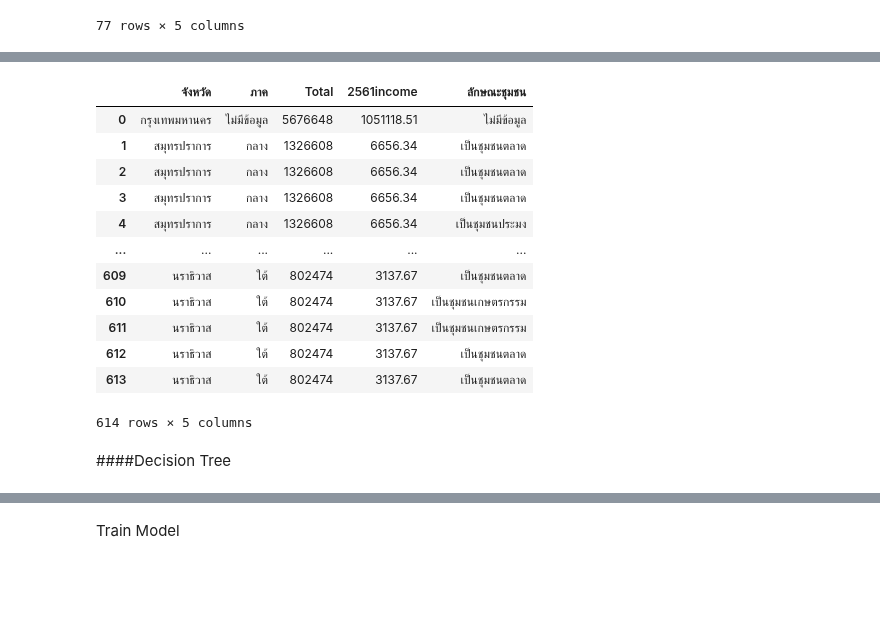
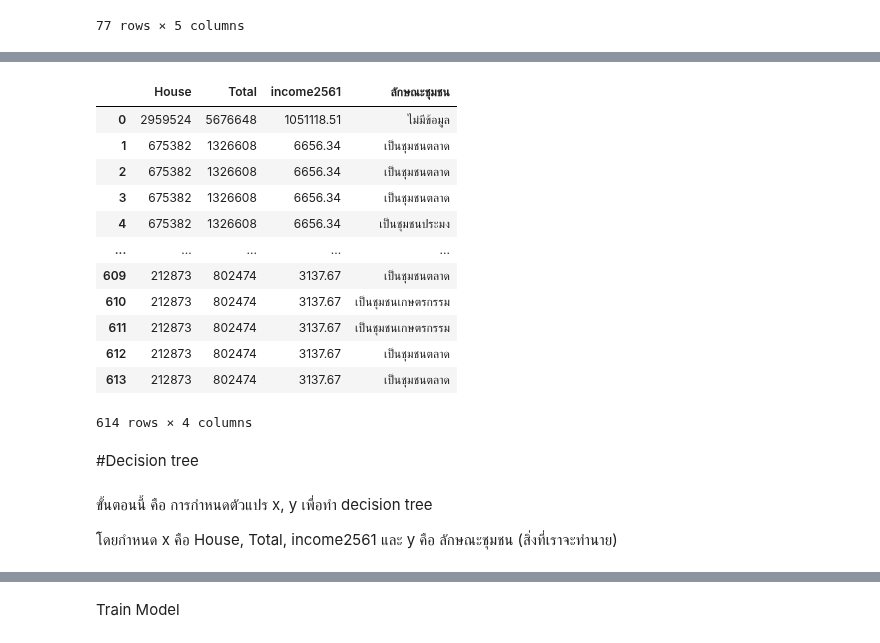
Before and after one commit to nichakornchaisuwan/DWDM21, a Jupyter notebook: ProjectFinal.ipynb, the cells around one changed output, grey strips where cells are left out. Cells and saved outputs as stored; diff of their text form; code cells hidden in the pictures; blank space fills up the shorter version.

```diff
--- a/ProjectFinal.ipynb
+++ b/ProjectFinal.ipynb
@@ -138,13 +150,13 @@ data_visitor
 # %% [markdown]
 เปลี่ยนชื่อ column (data_visitor)
 # %%
-data_visitor.rename(columns={'2555':'2555visitor'},inplace=True)
-data_visitor.rename(columns={'2556':'2556visitor'},inplace=True)
-data_visitor.rename(columns={'2557':'2557visitor'},inplace=True)
-data_visitor.rename(columns={'2558':'2558visitor'},inplace=True)
-data_visitor.rename(columns={'2559':'2559visitor'},inplace=True)
-data_visitor.rename(columns={'2560':'2560visitor'},inplace=True)
-data_visitor.rename(columns={'2561':'2561visitor'},inplace=True)
+data_visitor.rename(columns={'2555':'visitor2555'},inplace=True)
+data_visitor.rename(columns={'2556':'visitor2556'},inplace=True)
+data_visitor.rename(columns={'2557':'visitor2557'},inplace=True)
+data_visitor.rename(columns={'2558':'visitor2558'},inplace=True)
+data_visitor.rename(columns={'2559':'visitor2559'},inplace=True)
+data_visitor.rename(columns={'2560':'visitor2560'},inplace=True)
+data_visitor.rename(columns={'2561':'visitor2561'},inplace=True)
 # %% [output]
 A value is trying to be set on a copy of a slice from a DataFrame
 
@@ -238,13 +250,13 @@ data_income
 # %% [markdown]
 เปลี่ยนชื่อ column (data_income)
 # %%
-data_income.rename(columns={'2555':'2555income'},inplace=True)
-data_income.rename(columns={'2556':'2556income'},inplace=True)
-data_income.rename(columns={'2557':'2557income'},inplace=True)
-data_income.rename(columns={'2558':'2558income'},inplace=True)
-data_income.rename(columns={'2559':'2559income'},inplace=True)
-data_income.rename(columns={'2560':'2560income'},inplace=True)
-data_income.rename(columns={'2561':'2561income'},inplace=True)
+data_income.rename(columns={'2555':'income2555'},inplace=True)
+data_income.rename(columns={'2556':'income2556'},inplace=True)
+data_income.rename(columns={'2557':'income2557'},inplace=True)
+data_income.rename(columns={'2558':'income2558'},inplace=True)
+data_income.rename(columns={'2559':'income2559'},inplace=True)
+data_income.rename(columns={'2560':'income2560'},inplace=True)
+data_income.rename(columns={'2561':'income2561'},inplace=True)
 # %% [output]
 A value is trying to be set on a copy of a slice from a DataFrame
 
@@ -503,7 +529,7 @@ import pandas as pd
 # %%
-bucket = ['low','medium','high']
-data_all['2561incomnew'] = pd.cut(data_all,[2561income],
-            bins=[0,49999,99999,1200000],
-            labels=bucket,
-            right=False).astype(str).astype(CategoricalDtype(bucket,ordered=True))
+bucket = ['low','median','high'] # ข้ามก่อน
+data_all['group_income'] = pd.cut(data_all.income2561,
+                            bins=[0,49999,99999,1200000],
+                            labels=bucket,
+                            right=False).astype(str).astype(CategoricalDtype(bucket,ordered=True))
 # %% [output]
@@ -510,0 +553,3 @@ SyntaxError: ignored
+# %%
+data_all['group_income'] = data_all['group_income'].map({'low':1,'median':2,'high':3})
+data_all
@@ -550,21 +570,26 @@ frequentItemsets
 # %%
-data_cut=data_all[['จังหวัด','ภาค','Total','2561income','ลักษณะชุมชน']]
+data_cut = data_all[['House','Total','income2561','ลักษณะชุมชน']]
 data_cut
 # %% [output]
-|  | จังหวัด | ภาค | Total | 2561income | ลักษณะชุมชน |
-| 0 | กรุงเทพมหานคร | ไม่มีข้อมูล | 5676648 | 1051118.51 | ไม่มีข้อมูล |
-| 1 | สมุทรปราการ | กลาง | 1326608 | 6656.34 | เป็นชุมชนตลาด |
-| 2 | สมุทรปราการ | กลาง | 1326608 | 6656.34 | เป็นชุมชนตลาด |
-| 3 | สมุทรปราการ | กลาง | 1326608 | 6656.34 | เป็นชุมชนตลาด |
-| 4 | สมุทรปราการ | กลาง | 1326608 | 6656.34 | เป็นชุมชนประมง |
-| ... | ... | ... | ... | ... | ... |
-| 609 | นราธิวาส | ใต้ | 802474 | 3137.67 | เป็นชุมชนตลาด |
-| 610 | นราธิวาส | ใต้ | 802474 | 3137.67 | เป็นชุมชนเกษตรกรรม |
-| 611 | นราธิวาส | ใต้ | 802474 | 3137.67 | เป็นชุมชนเกษตรกรรม |
-| 612 | นราธิวาส | ใต้ | 802474 | 3137.67 | เป็นชุมชนตลาด |
-| 613 | นราธิวาส | ใต้ | 802474 | 3137.67 | เป็นชุมชนตลาด |
+|  | House | Total | income2561 | ลักษณะชุมชน |
+| 0 | 2959524 | 5676648 | 1051118.51 | ไม่มีข้อมูล |
+| 1 | 675382 | 1326608 | 6656.34 | เป็นชุมชนตลาด |
+| 2 | 675382 | 1326608 | 6656.34 | เป็นชุมชนตลาด |
+| 3 | 675382 | 1326608 | 6656.34 | เป็นชุมชนตลาด |
+| 4 | 675382 | 1326608 | 6656.34 | เป็นชุมชนประมง |
+| ... | ... | ... | ... | ... |
+| 609 | 212873 | 802474 | 3137.67 | เป็นชุมชนตลาด |
+| 610 | 212873 | 802474 | 3137.67 | เป็นชุมชนเกษตรกรรม |
+| 611 | 212873 | 802474 | 3137.67 | เป็นชุมชนเกษตรกรรม |
+| 612 | 212873 | 802474 | 3137.67 | เป็นชุมชนตลาด |
+| 613 | 212873 | 802474 | 3137.67 | เป็นชุมชนตลาด |
-614 rows × 5 columns
+614 rows × 4 columns
 # %% [markdown]
-####Decision Tree
+#Decision tree
+# %% [markdown]
+ขั้นตอนนี้ คือ การกำหนดตัวแปร x, y เพื่อทำ decision tree
+
+โดยกำหนด x คือ House, Total, income2561
+และ y คือ ลักษณะชุมชน (สิ่งที่เราจะทำนาย)
 # %%
 #กำหนด X และ y เพื่อทำ decision tree
```
Also changed, not shown: parts of 97 cells of this notebook.
